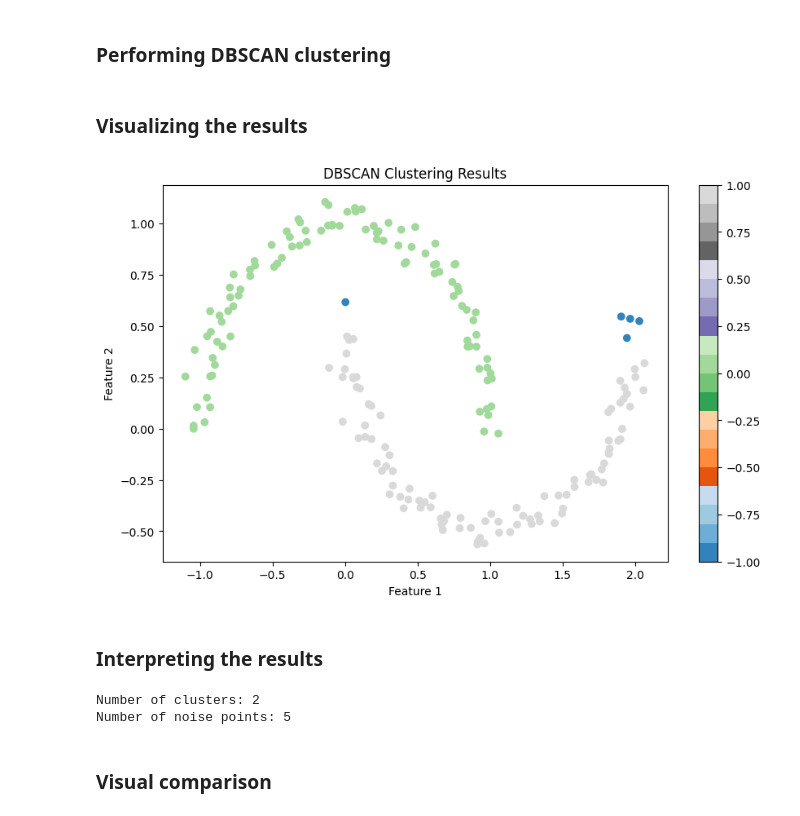
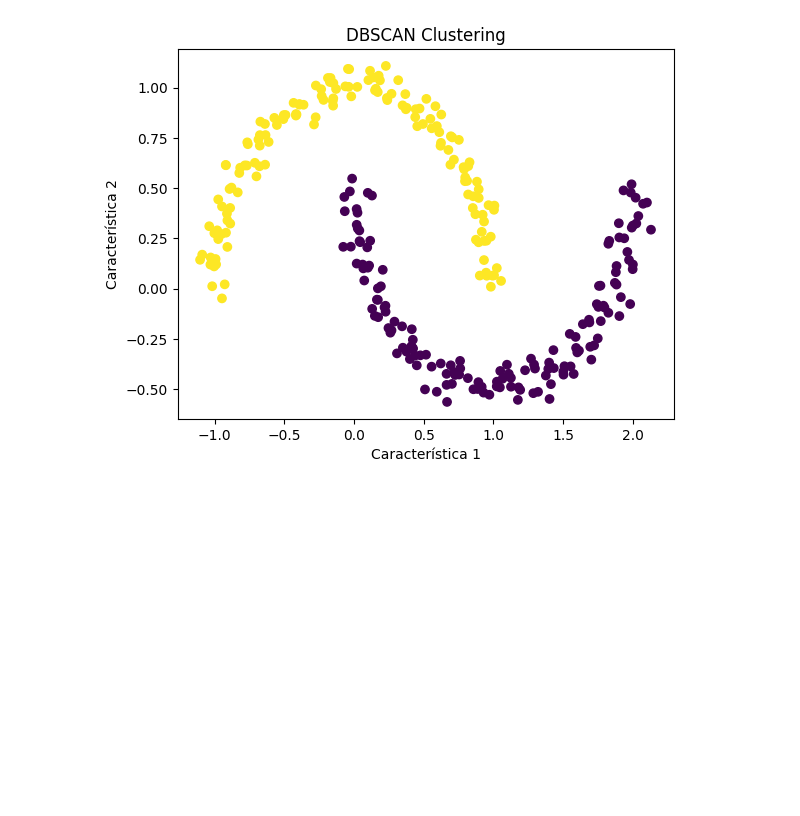
Before and after one commit to Majo-es/ML, a Jupyter notebook: DBSCAN.ipynb, the cells around one changed output. Saved outputs shown, nothing was run; the diff lists cells and outputs as text; code cells hidden in the pictures; blank space fills up the shorter version.

```diff
--- a/DBSCAN.ipynb
+++ b/DBSCAN.ipynb
@@ -5,4 +3,12 @@ import numpy as np
 import matplotlib.pyplot as plt
 from sklearn.datasets import make_moons
 from sklearn.cluster import DBSCAN
-from sklearn.neighbors import NearestNeighbors
+
+# Generar un conjunto de datos
+X, _ = make_moons(n_samples=300, noise=0.05, random_state=42)
+
+# Visualización
+plt.scatter(X[:, 0], X[:, 1], marker='o')
+plt.xlabel('Característica 1')
+plt.ylabel('Característica 2')
+plt.show()
@@ -9,4 +16,0 @@ from sklearn.neighbors import NearestNeighbors
-# %%
-# The feature matrix X (the coordinates of the points) and the target vector _ (the class labels).
-# The underscore _ is used to ignore the target vector.
-X, _ = make_moons(n_samples=200, noise=0.05, random_state=42)
@@ -44,2 +16,0 @@ plot_k_distance_graph(X, k=5)
-# %% [markdown]
-### Performing DBSCAN clustering
@@ -54,29 +17,13 @@ clusters = dbscan.fit_predict(X)
-# %% [markdown]
-### Visualizing the results
 # %%
-# Visualize the results
-plt.figure(figsize=(10, 6))
-scatter = plt.scatter(X[:, 0], X[:, 1], c=clusters, cmap='tab20c')
-plt.colorbar(scatter)
-plt.title('DBSCAN Clustering Results')
-plt.xlabel('Feature 1')
-plt.ylabel('Feature 2')
+# Aplicar DBSCAN
+dbscan = DBSCAN(eps=0.2, min_samples=5) # NEEDS AT LEAST 5 ELEMENTS TO BE CONSIDER
+clusters = dbscan.fit_predict(X)
+
+# Visualización
+plt.scatter(X[:, 0], X[:, 1], c=clusters, cmap='viridis', marker='o')
+plt.title('DBSCAN Clustering')
+plt.xlabel('Característica 1')
+plt.ylabel('Característica 2')
 plt.show()
 # %% [output]
-[figure, old version]
+[figure, new version]
-# %% [markdown]
-### Interpreting the results
-# %%
-# Print number of clusters and noise points
-# set(clusters) creates a set of unique cluster labels.
-#len(set(clusters)) counts these unique labels.
-n_clusters = len(set(clusters)) - (1 if -1 in clusters else 0)
-# list(clusters).count(-1) counts how many times -1 appears in the clusters list, representing the number of noise points.
-n_noise = list(clusters).count(-1)
-print(f'Number of clusters: {n_clusters}')
-print(f'Number of noise points: {n_noise}')
-# %% [output]
-Number of clusters: 2
-Number of noise points: 5
-# %% [markdown]
-### Visual comparison
```
Also changed, not shown: parts of 7 cells of this notebook.
